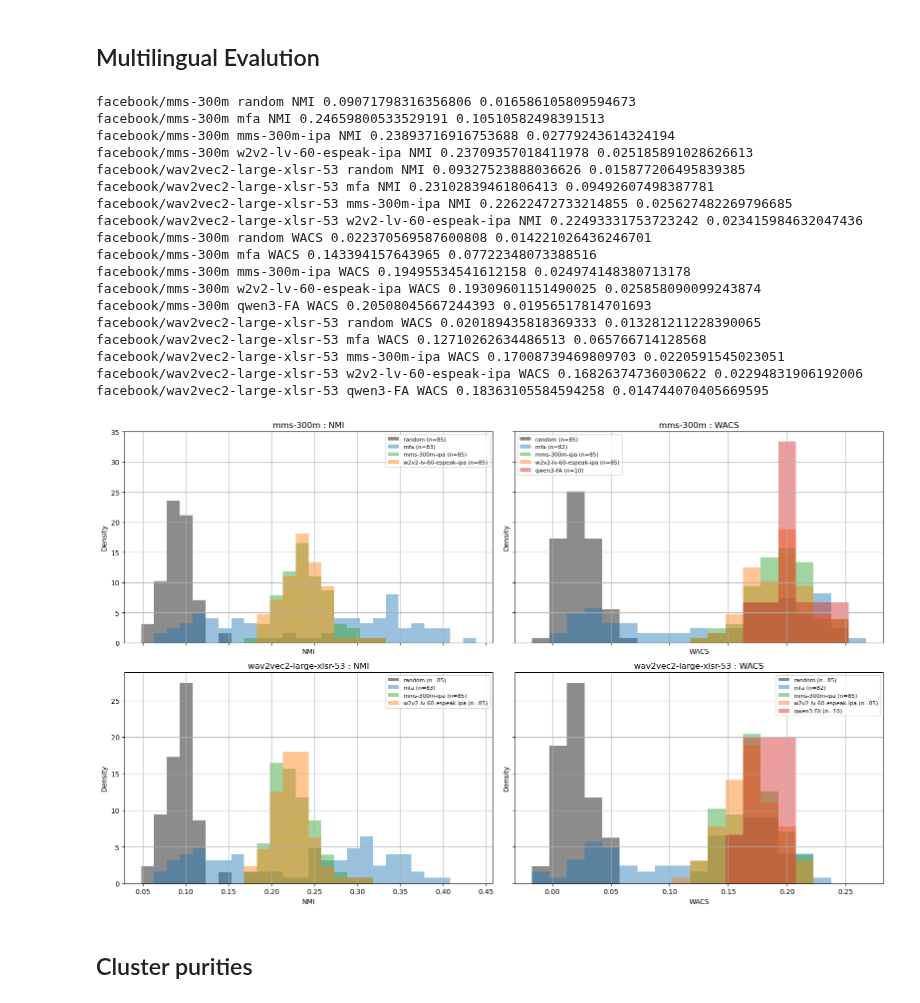
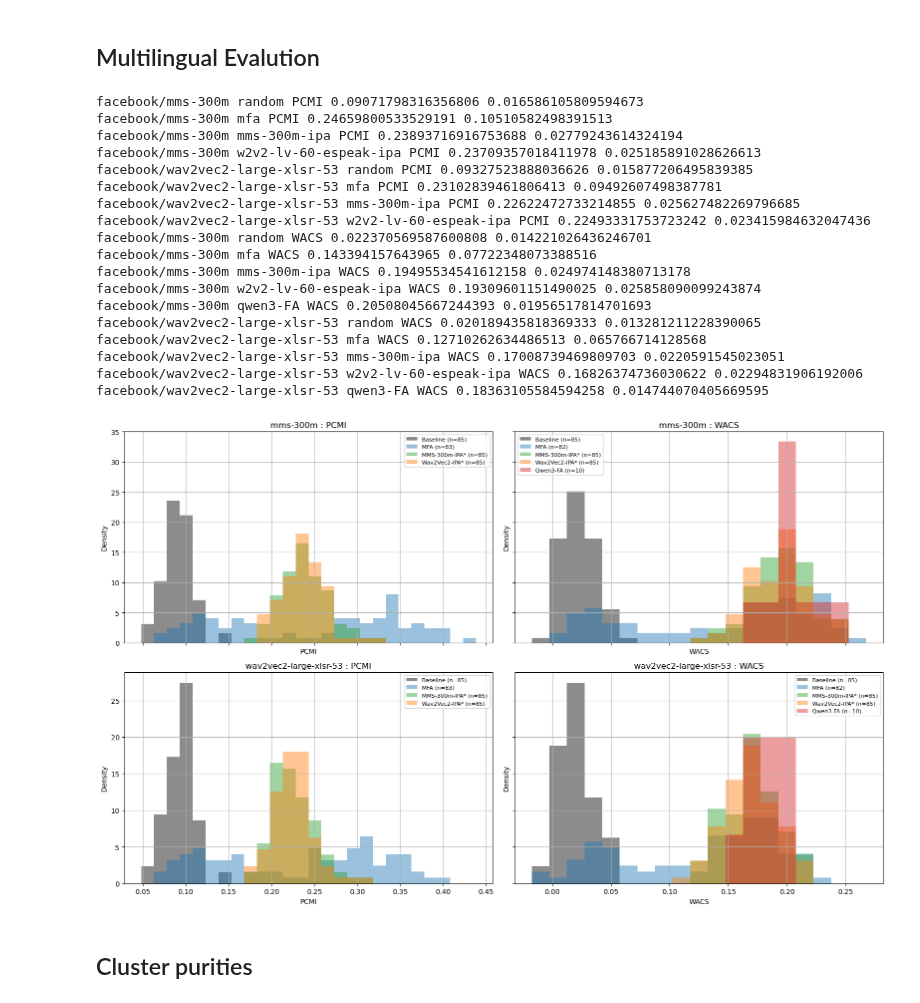
Before and after one commit to mahesh-ak/MFA, a Jupyter notebook: Analysis.ipynb, the cells around one changed output. Saved outputs shown, nothing was run; the diff lists cells and outputs as text; code cells hidden in the pictures.

```diff
--- a/Analysis.ipynb
+++ b/Analysis.ipynb
@@ -327,6 +403,14 @@ ALIGN_MODELS=[
     "w2v2-lv-60-espeak-ipa",
     "qwen3-FA",
 ]
+
+DISPLAY_NAMES={
+    "random":"Baseline",
+    "mfa":"MFA",
+    "mms-300m-ipa":"MMS-300m-IPA*",
+    "w2v2-lv-60-espeak-ipa":"Wav2Vec2-IPA*",
+    "qwen3-FA":"Qwen3-FA",
+}
 
 EMB_MODELS=[
     "facebook/mms-300m",
@@ -441,11 +525,11 @@ fig,axes=plt.subplots(
 )
 
 # =========================================================
-# NMI
+# PCMI
 # =========================================================
-for col,emb_model in enumerate(EMB_MODELS):
+for row,emb_model in enumerate(EMB_MODELS):
 
-    ax=axes[col,0]
+    ax=axes[row,0]
 
     for align_model in ALIGN_MODELS:
 
@@ -463,22 +547,22 @@ for col,emb_model in enumerate(EMB_MODELS):
             alpha=0.45,
             density=True,
             color=COLORS[align_model],
-            label=f"{align_model} (n={len(vals)})"
+            label=f"{DISPLAY_NAMES[align_model]} (n={len(vals)})"
         )
 
         print(
             emb_model,
             align_model,
-            "NMI",
+            "PCMI",
             np.mean(vals),
             np.std(vals)
         )
 
     ax.set_title(
-        f"{emb_model.split('/')[-1]} : NMI"
+        f"{emb_model.split('/')[-1]} : PCMI"
     )
 
-    ax.set_xlabel("NMI")
+    ax.set_xlabel("PCMI")
     ax.set_ylabel("Density")
     ax.grid(True)
     ax.legend(fontsize=8)
@@ -486,9 +570,9 @@ for col,emb_model in enumerate(EMB_MODELS):
 # =========================================================
 # WACS
 # =========================================================
-for col,emb_model in enumerate(EMB_MODELS):
+for row,emb_model in enumerate(EMB_MODELS):
 
-    ax=axes[col,1]
+    ax=axes[row,1]
 
     for align_model in ALIGN_MODELS:
 
@@ -506,48 +590,49 @@ for col,emb_model in enumerate(EMB_MODELS):
             alpha=0.45,
             density=True,
             color=COLORS[align_model],
-            label=f"{align_model} (n={len(vals)})"
+            label=f"{DISPLAY_NAMES[align_model]} (n={len(vals)})"
         )
 
         print(
             emb_model,
             align_model,
             "WACS",
             np.mean(vals),
             np.std(vals)
         )
 
     ax.set_title(
         f"{emb_model.split('/')[-1]} : WACS"
     )
 
     ax.set_xlabel("WACS")
     ax.set_ylabel("Density")
     ax.grid(True)
     ax.legend(fontsize=8)
 
 plt.tight_layout()
+plt.savefig("results/plots/multilingual.png", dpi=200)
 plt.show()
 # %% [output]
-facebook/mms-300m random NMI 0.09071798316356806 0.016586105809594673
-facebook/mms-300m mfa NMI 0.24659800533529191 0.10510582498391513
-facebook/mms-300m mms-300m-ipa NMI 0.23893716916753688 0.02779243614324194
-facebook/mms-300m w2v2-lv-60-espeak-ipa NMI 0.23709357018411978 0.025185891028626613
-facebook/wav2vec2-large-xlsr-53 random NMI 0.09327523888036626 0.015877206495839385
-facebook/wav2vec2-large-xlsr-53 mfa NMI 0.23102839461806413 0.09492607498387781
-facebook/wav2vec2-large-xlsr-53 mms-300m-ipa NMI 0.22622472733214855 0.025627482269796685
-facebook/wav2vec2-large-xlsr-53 w2v2-lv-60-espeak-ipa NMI 0.22493331753723242 0.023415984632047436
+facebook/mms-300m random PCMI 0.09071798316356806 0.016586105809594673
+facebook/mms-300m mfa PCMI 0.24659800533529191 0.10510582498391513
+facebook/mms-300m mms-300m-ipa PCMI 0.23893716916753688 0.02779243614324194
+facebook/mms-300m w2v2-lv-60-espeak-ipa PCMI 0.23709357018411978 0.025185891028626613
+facebook/wav2vec2-large-xlsr-53 random PCMI 0.09327523888036626 0.015877206495839385
+facebook/wav2vec2-large-xlsr-53 mfa PCMI 0.23102839461806413 0.09492607498387781
+facebook/wav2vec2-large-xlsr-53 mms-300m-ipa PCMI 0.22622472733214855 0.025627482269796685
+facebook/wav2vec2-large-xlsr-53 w2v2-lv-60-espeak-ipa PCMI 0.22493331753723242 0.023415984632047436
 facebook/mms-300m random WACS 0.022370569587600808 0.014221026436246701
 facebook/mms-300m mfa WACS 0.143394157643965 0.07722348073388516
 facebook/mms-300m mms-300m-ipa WACS 0.19495534541612158 0.024974148380713178
 facebook/mms-300m w2v2-lv-60-espeak-ipa WACS 0.19309601151490025 0.025858090099243874
 facebook/mms-300m qwen3-FA WACS 0.20508045667244393 0.01956517814701693
 facebook/wav2vec2-large-xlsr-53 random WACS 0.020189435818369333 0.013281211228390065
 facebook/wav2vec2-large-xlsr-53 mfa WACS 0.12710262634486513 0.065766714128568
 facebook/wav2vec2-large-xlsr-53 mms-300m-ipa WACS 0.17008739469809703 0.0220591545023051
 facebook/wav2vec2-large-xlsr-53 w2v2-lv-60-espeak-ipa WACS 0.16826374736030622 0.02294831906192006
 facebook/wav2vec2-large-xlsr-53 qwen3-FA WACS 0.18363105584594258 0.014744070405669595
-[figure, old version]
+[figure, new version]
 # %% [markdown]
 ## Cluster purities
 # %%
```
Also changed, not shown: parts of 1 cell of this notebook, 6 other files.
